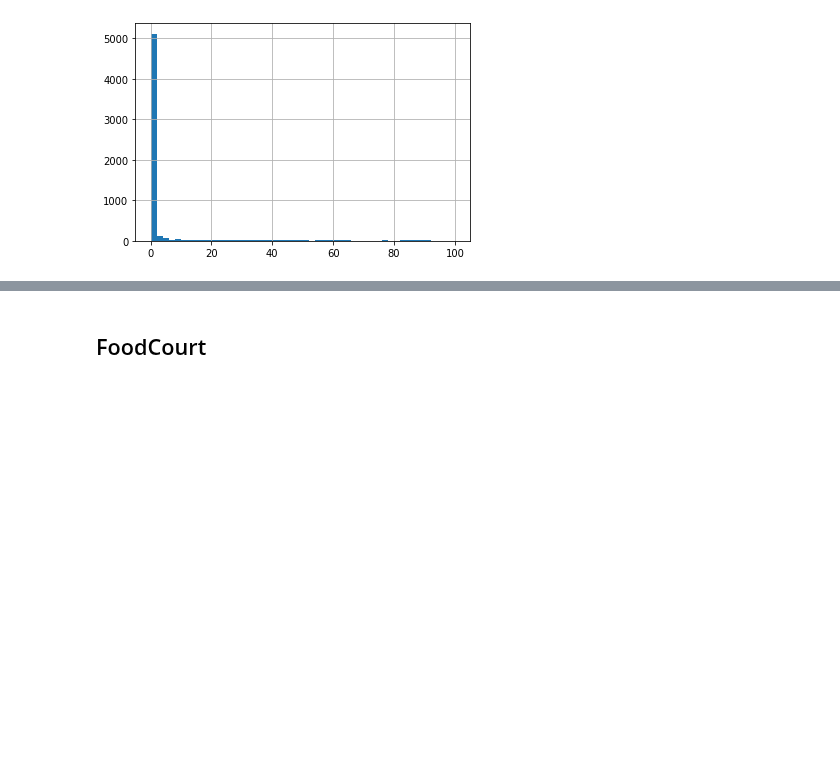
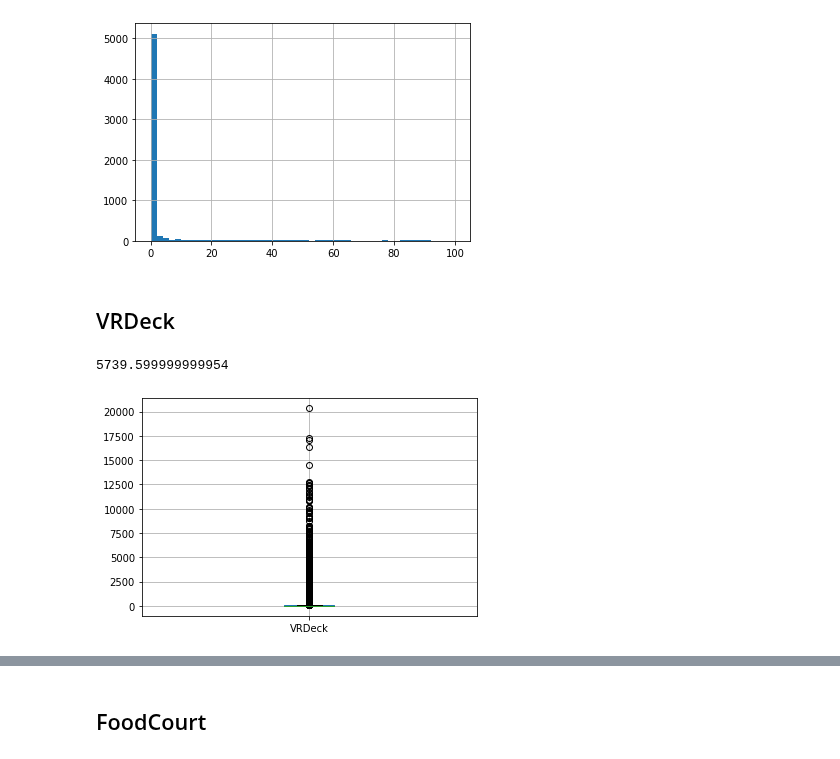
Before and after one commit to PashaIanko/Kaggle.Spaceship-Titanic, a Jupyter notebook: 1_data_exploration.ipynb, the cells around one changed output, grey strips where cells are left out. Cells and saved outputs as stored; diff of their text form; code cells hidden in the pictures; blank space fills up the shorter version.

```diff
--- a/1_data_exploration.ipynb
+++ b/1_data_exploration.ipynb
@@ -529,3 +552,11 @@ df_exploration.loc[
 # %% [output]
 <matplotlib.axes._subplots.AxesSubplot at 0x...>
 [figure]
+# %% [markdown]
+## VRDeck
+# %%
+df_exploration.boxplot(['VRDeck'])
+df_exploration['VRDeck'].quantile(0.99)
+# %% [output]
+5739.599999999954
+[figure, added]
```
Also changed, not shown: parts of 11 cells of this notebook.
